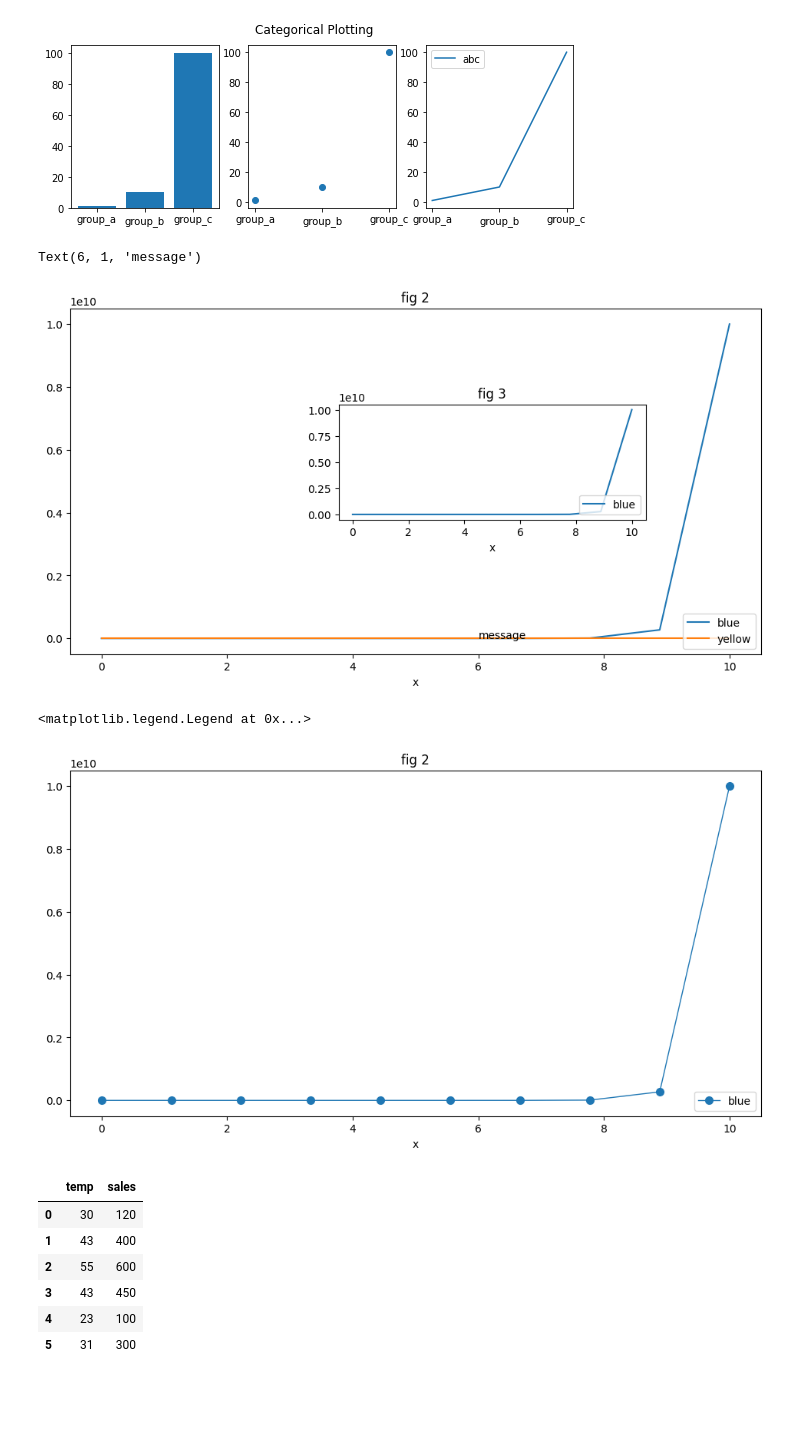
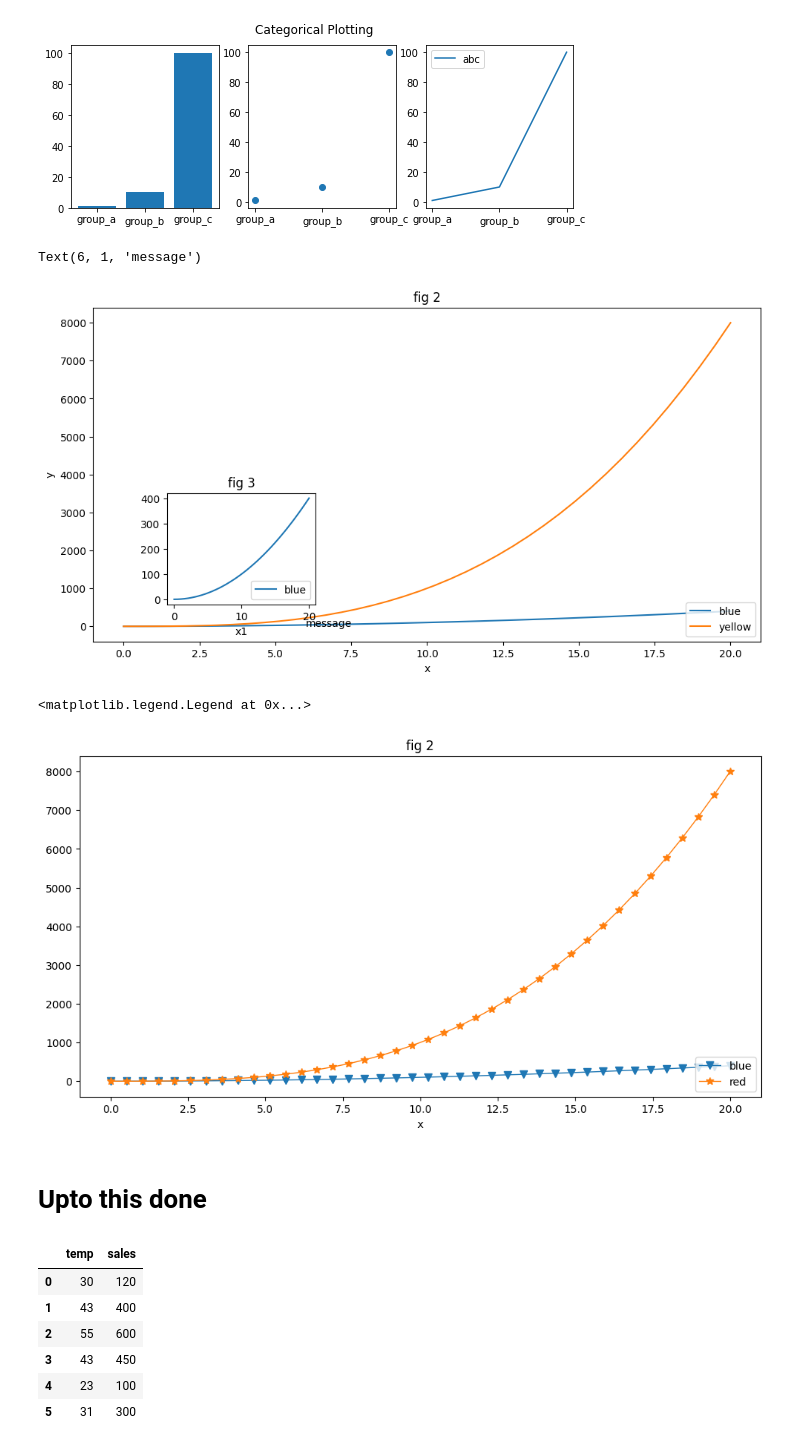
Before and after one commit to Aiant1/Data-Science-Tutorials-Students, a Jupyter notebook: data_visualization.ipynb, the cells around one changed output. Cells and saved outputs as stored; diff of their text form; code cells hidden in the pictures; blank space fills up the shorter version.

```diff
--- a/data_visualization.ipynb
+++ b/data_visualization.ipynb
@@ -22,12 +33,11 @@ y1=np.array([5,4,3,2,2,3,5])
 # %%
 #difference betweeb plot and subplot
-x=np.linspace(0,10,10)
-print (x)
-y1=x**x
+x=np.linspace(0,20,40)
+
+y1=x**2
 y2=x**3
 y3=x**4
-# plt.plot(x,y1)
-# plt.plot(x,y2)
+
 
 plt.subplot(2,2,1)
 plt.plot(x,y1)
@@ -76,39 +87,53 @@ plt.show()
 # %%
 #learn about figure object
 fig=plt.figure(figsize=(10,5),dpi=100)
 axes=fig.add_axes([0.1,0.1,0.9,0.9])
 axes.set_xlabel("x")
-axes.set_label("y")
+axes.set_ylabel("y")
 axes.set_title("fig 2")
 axes.plot(x,y1,label="blue")
 axes.plot(x,y2,label="yellow")
 axes.legend(loc=4) # upper_right loc=1,upper_left loc=0......
 # plt.close() #clear memory
 
 # plot inside plot
 # axes1=fig.add_axes([0.45,0.45,0.4,0.3])
-# axes1.set_xlabel("x")
-# axes1.set_label("y")
+# axes1.set_xlabel("x1")
+# axes1.set_label("y1")
 # axes1.set_title("fig 3")
 # axes1.plot(x,y1,label="blue")
 # axes1.legend(loc=4) # upper_right loc=1,upper_left loc=0......
 # # plt.close() #clear memory
-# axes.text(6,1,"message")
+# # axes.text(6,1,"message")
+
+# plot inside plot
+axes2=fig.add_axes([0.2,0.2,0.2,0.3])
+axes2.set_xlabel("x1")
+axes2.set_label("y1")
+axes2.set_title("fig 3")
+axes2.plot(x,y1,label="blue")
+axes2.legend(loc=4) # upper_right loc=1,upper_left loc=0......
+# plt.close() #clear memory
+axes.text(6,1,"message")
 # %% [output]
 Text(6, 1, 'message')
-[figure, old version]
+[figure, new version]
 # %%
 fig=plt.figure(figsize=(10,5),dpi=100)
 axes=fig.add_axes([0.1,0.1,0.9,0.9])
 axes.set_xlabel("x")
 axes.set_label("y")
 axes.set_title("fig 2")
-axes.plot(x,y1,label="blue",linewidth=1,markersize=7,marker="o")
+axes.plot(x,y1,label="blue",linewidth=1,markersize=7,marker="v")
+axes.plot(x,y2,label="red",linewidth=1,markersize=7,marker="*")
+
 axes.legend(loc=4) # upper_right loc=1,upper_left loc=0......
 # plt.close() #clear memory
 # %% [output]
 <matplotlib.legend.Legend at 0x...>
-[figure, old version]
+[figure, new version]
+# %% [markdown]
+# Upto this done
 # %%
 #save visualization file
 fig.savefig("abc.png")
```
Also changed, not shown: parts of 4 cells of this notebook.
